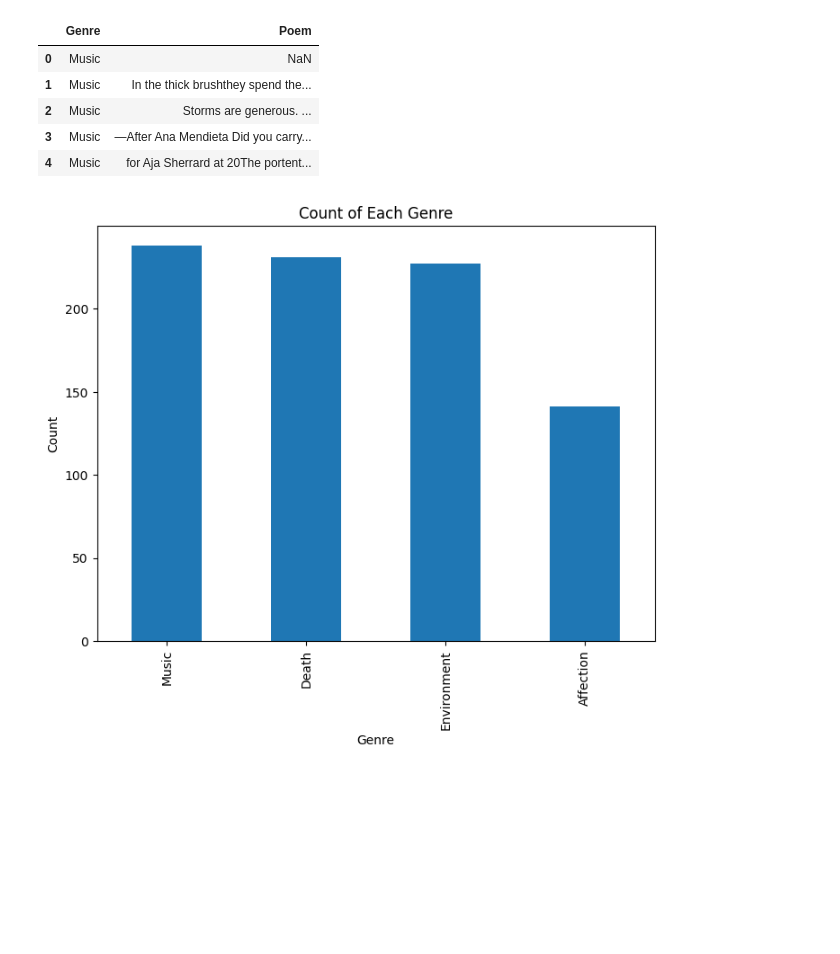
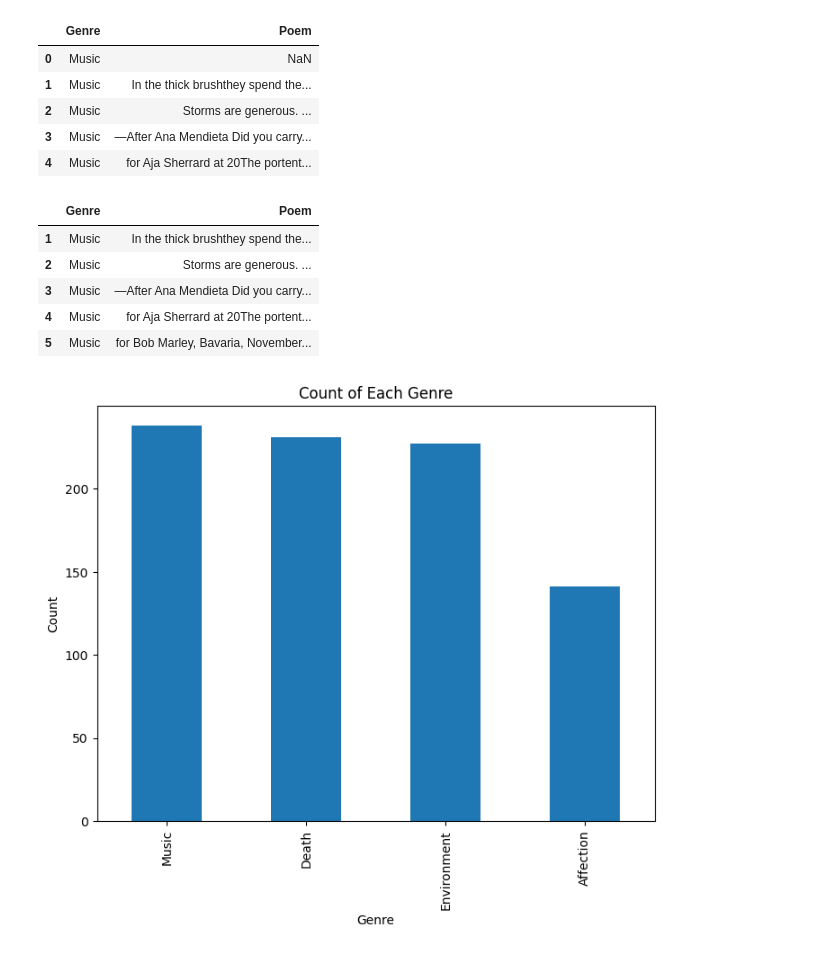
Before and after one commit to lheitman0/NLP_PoemClassifier, a Jupyter notebook: main.ipynb, the cells around one changed output. Saved outputs shown, nothing was run; the diff lists cells and outputs as text; code cells hidden in the pictures; blank space fills up the shorter version.

```diff
--- a/main.ipynb
+++ b/main.ipynb
@@ -19,6 +25,14 @@ train_dataset.head()
 # %%
 # drop na vals
 train_dataset = train_dataset.dropna()
+train_dataset.head()
+# %% [output]
+|  | Genre | Poem |
+| 1 | Music | In the thick brushthey spend the... |
+| 2 | Music | Storms are generous. ... |
+| 3 | Music | —After Ana Mendieta Did you carry... |
+| 4 | Music | for Aja Sherrard at 20The portent... |
+| 5 | Music | for Bob Marley, Bavaria, November... |
 # %%
 genre_counts = train_dataset['Genre'].value_counts()
 
```
Also changed, not shown: parts of 10 cells of this notebook, 3 other files.
